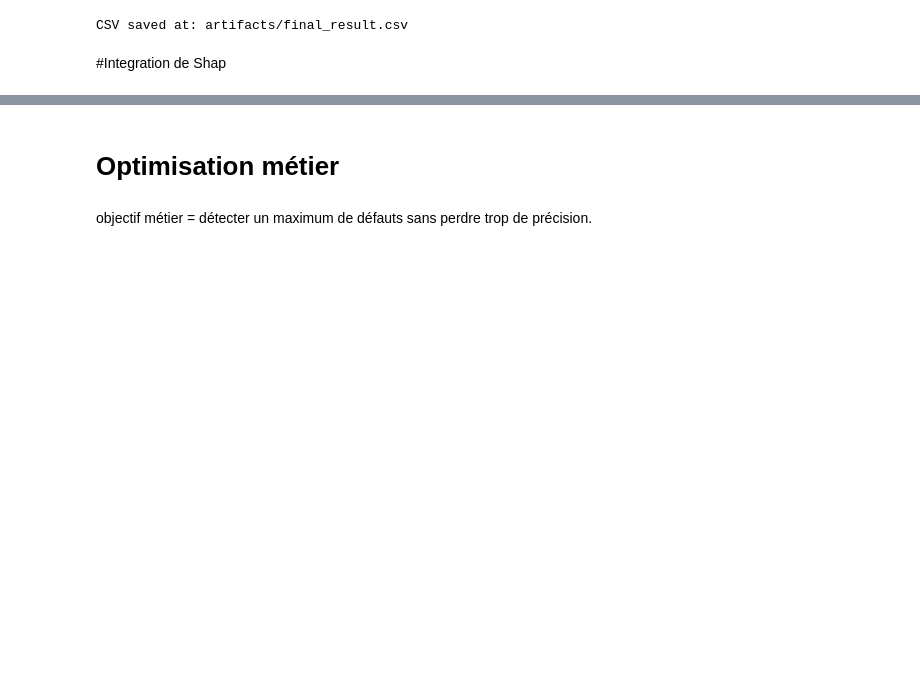
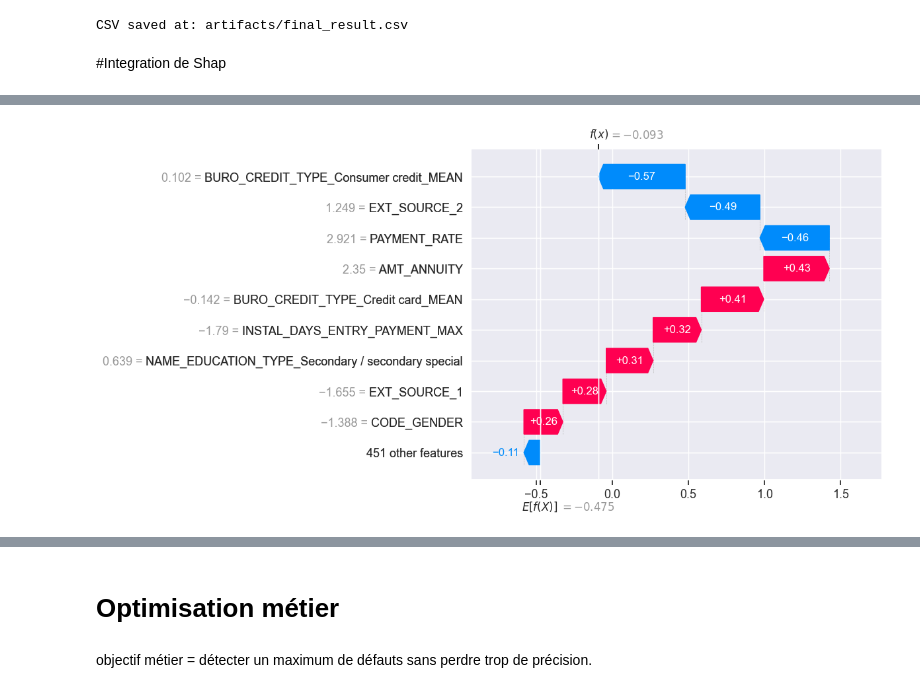
Before and after one commit to marylyn554/OC_P7, a Jupyter notebook: notebooks/projet7_Modelisation_V4.ipynb, the cells around one changed output, grey strips where cells are left out. Cells and saved outputs as stored; diff of their text form; code cells hidden in the pictures; blank space fills up the shorter version.

```diff
--- a/notebooks/projet7_Modelisation_V4.ipynb
+++ b/notebooks/projet7_Modelisation_V4.ipynb
@@ -723,38 +737,20 @@ explainer = shap.LinearExplainer(clf, X_bg_proc)
 # %%
 #SHAP values sur X_va
-# %%
-# données de validation transformées comme vu par le modèle
-X_va_imp  = imp.transform(X_va)
-X_va_proc = scal.transform(X_va_imp)
-
-shap_values_va = explainer(X_va_proc)
-
-plt.figure()
-# Top 10 variables les plus importantes (effet + direction)
-shap.summary_plot(
-    shap_values_va,
-    X_va,
-    plot_type="bar",
-    max_display=10,
-    show=False
-)
-plt.tight_layout()
-plt.savefig("artifacts/shap_summary_bar.png", dpi=150)
-plt.close()
-mlflow.log_artifact("artifacts/shap_summary_bar.png")
 # %%
 # exemple
 i=0
 plt.figure()
 shap.plots.waterfall(
     shap_values_va[i],
     max_display=10,
-    show=False
+    show=True
 )
 plt.tight_layout()
 plt.savefig("artifacts/shap_scatter_client_0.png", dpi=150)
 plt.close()
 mlflow.log_artifact("artifacts/shap_scatter_client_0.png")
+# %% [output]
+[figure, added]
 # %%
 import joblib, json
 # ============================================================
```
Also changed, not shown: parts of 7 cells of this notebook, 3 other files.
